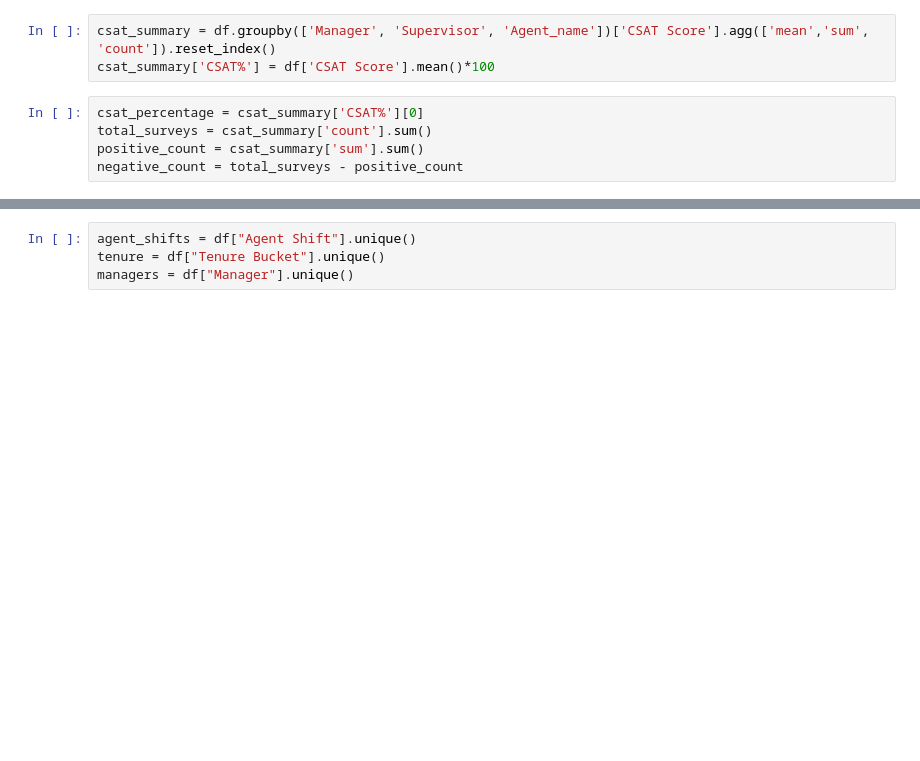
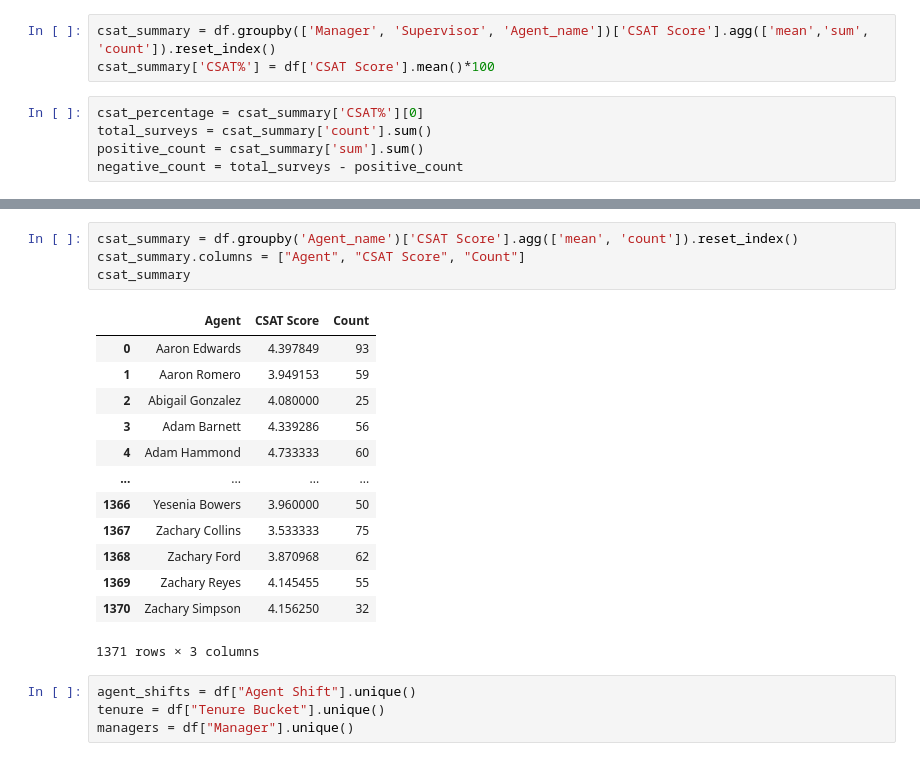
Before and after one commit to MaukanMir/Customer-Support-Classifer, a Jupyter notebook: training.ipynb, the cells around one changed output, grey strips where cells are left out. Drawn from its saved outputs; the diff is of its cells as text; blank space fills up the shorter version.

```diff
--- a/training.ipynb
+++ b/training.ipynb
@@ -86,3 +126,21 @@ negative_count = total_surveys - positive_count
+# %%
+csat_summary = df.groupby('Agent_name')['CSAT Score'].agg(['mean', 'count']).reset_index()
+csat_summary.columns = ["Agent", "CSAT Score", "Count"]
+csat_summary
+# %% [output]
+|  | Agent | CSAT Score | Count |
+| 0 | Aaron Edwards | 4.397849 | 93 |
+| 1 | Aaron Romero | 3.949153 | 59 |
+| 2 | Abigail Gonzalez | 4.080000 | 25 |
+| 3 | Adam Barnett | 4.339286 | 56 |
+| 4 | Adam Hammond | 4.733333 | 60 |
+| ... | ... | ... | ... |
+| 1366 | Yesenia Bowers | 3.960000 | 50 |
+| 1367 | Zachary Collins | 3.533333 | 75 |
+| 1368 | Zachary Ford | 3.870968 | 62 |
+| 1369 | Zachary Reyes | 4.145455 | 55 |
+| 1370 | Zachary Simpson | 4.156250 | 32 |
+1371 rows × 3 columns
 # %%
 agent_shifts = df["Agent Shift"].unique()
 tenure = df["Tenure Bucket"].unique()
```
Also changed, not shown: parts of 3 cells of this notebook.
